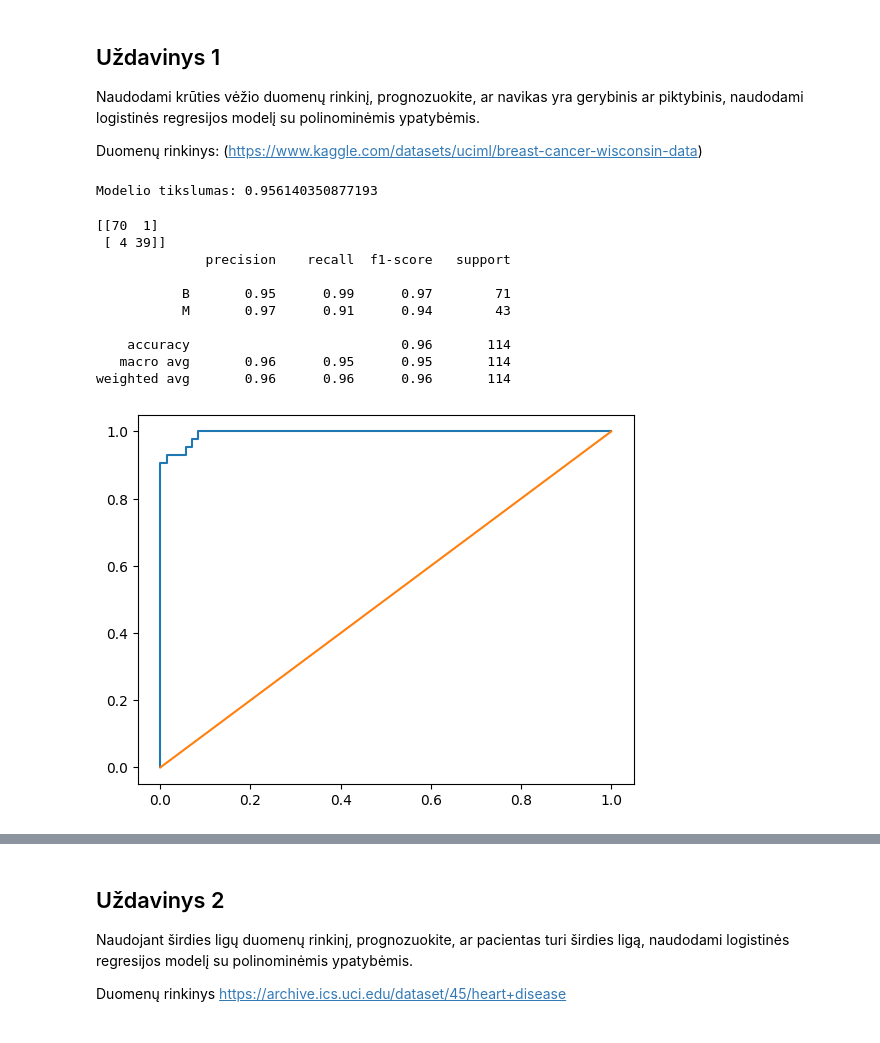
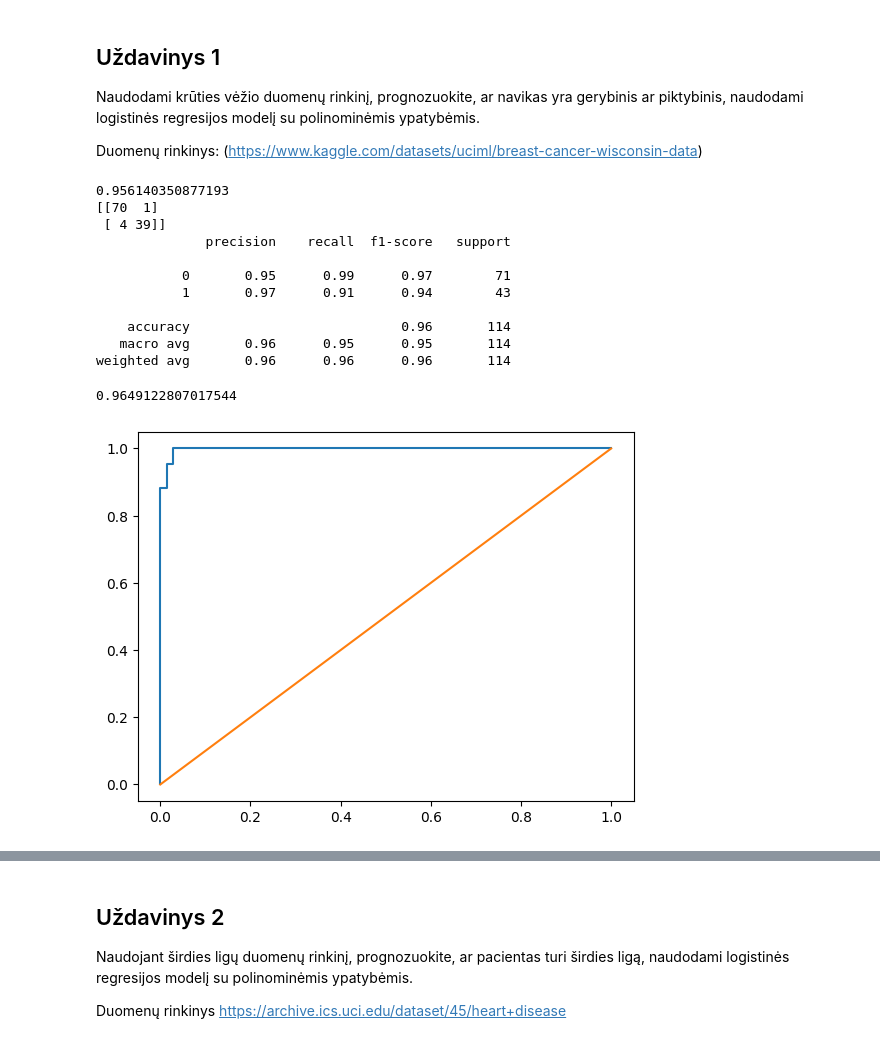
Before and after one commit to ana21o/Duomenu_mokslas, a Jupyter notebook: 44_paskaita/uzduotys.ipynb, the cells around one changed output, grey strips where cells are left out. Cells and saved outputs as stored; diff of their text form; code cells hidden in the pictures.

```diff
--- a/44_paskaita/uzduotys.ipynb
+++ b/44_paskaita/uzduotys.ipynb
@@ -14,12 +14,15 @@ import matplotlib.pyplot as plt
 # %%
 # Nuskaityti duomenis
 df = pd.read_csv('data.csv')
+le = LabelEncoder()
+df['diagnosis'] = le.fit_transform(df['diagnosis'])
 
 X = df.drop('diagnosis', axis=1)
 y = df['diagnosis']
 
-# Pašalinti nenaudinga stulpeli
-X.drop(columns=['Unnamed: 32'], inplace=True)
+# Pašalinam stulpelius
+X.drop(columns=['Unnamed: 32', 'id'], inplace=True)
+
 
 # Mokymo ir testavimo rinkiniai
 X_train, X_test, y_train, y_test = train_test_split(X, y, test_size=0.2, random_state=42)
@@ -30,36 +33,55 @@ model.fit(X_train, y_train)
 
 # Gauti prognozes testavimo rinkinyje
 y_pred = model.predict(X_test)
-y_prob = model.predict_proba(X_test)[:, 1]
 
 # Ivertinti modelio tiksluma
 accuracy = accuracy_score(y_test, y_pred)
 print(accuracy)
+
+# Suformuoti painiavos matrica ir klasifikacijos ataskaita
+conf_matrix = confusion_matrix(y_test, y_pred)
+print(conf_matrix)
+print(classification_report(y_test, y_pred))
 # %% [output]
-Modelio tikslumas: 0.956140350877193
+0.956140350877193
+[[70  1]
+ [ 4 39]]
+              precision    recall  f1-score   support
+
+           0       0.95      0.99      0.97        71
+           1       0.97      0.91      0.94        43
+
+    accuracy                           0.96       114
+   macro avg       0.96      0.95      0.95       114
+weighted avg       0.96      0.96      0.96       114
-# %%
-# Suformuoti painiavos matrica ir klasifikacijos ataskaita
-conf_matrix = confusion_matrix(y_test, y_pred)
-print(conf_matrix)
-print(classification_report(y_test, y_pred))
-# %% [output]
-[[70  1]
- [ 4 39]]
-              precision    recall  f1-score   support
-
-           B       0.95      0.99      0.97        71
-           M       0.97      0.91      0.94        43
-
-    accuracy                           0.96       114
-   macro avg       0.96      0.95      0.95       114
-weighted avg       0.96      0.96      0.96       114
+# %%
+skaler = StandardScaler()
+X_train = skaler.fit_transform(X_train)
+X_test = skaler.transform(X_test)
+
+# print(X_train)
+# print('-------------')
+# print(X_test)
+
+poly = PolynomialFeatures(degree=3)
+X_train_poly = poly.fit_transform(X_train)
+X_test_poly = poly.transform(X_test)
+
+model = LogisticRegression(max_iter=10000)
+model.fit(X_train_poly, y_train)
+
+y_pred = model.predict(X_test_poly)
+accuracy = accuracy_score(y_pred, y_test)
+print(accuracy)
+# %% [output]
+0.9649122807017544
 # %%
 # ROC kreive
-
-fpr, tpr, _ = roc_curve(y_test, y_prob, pos_label="M")
+y_prob = model.predict_proba(X_test)[:, 1]
+fpr, tpr, _ = roc_curve(y_test, y_prob)
 roc_auc = auc(fpr, tpr)
 plt.plot(fpr, tpr)
 plt.plot([0,1],[0,1])
 plt.show()
 # %% [output]
-[figure, old version]
+[figure, new version]
```
Also changed, not shown: parts of 15 cells of this notebook, 6 other files.
